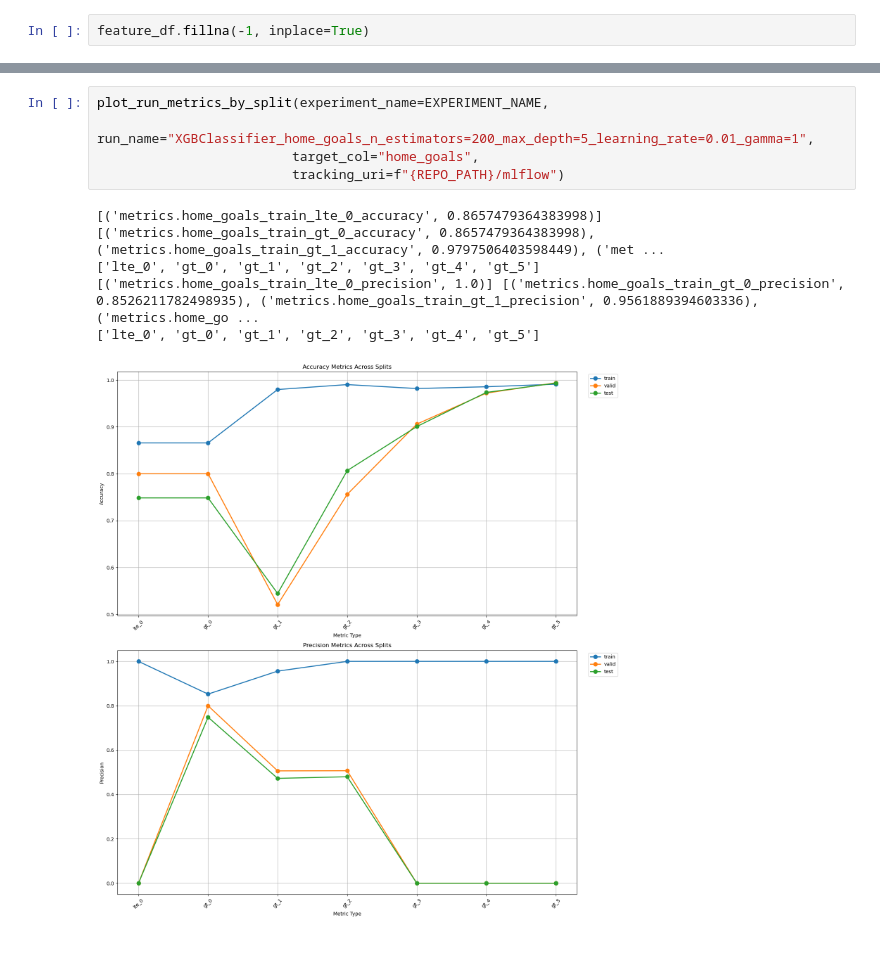
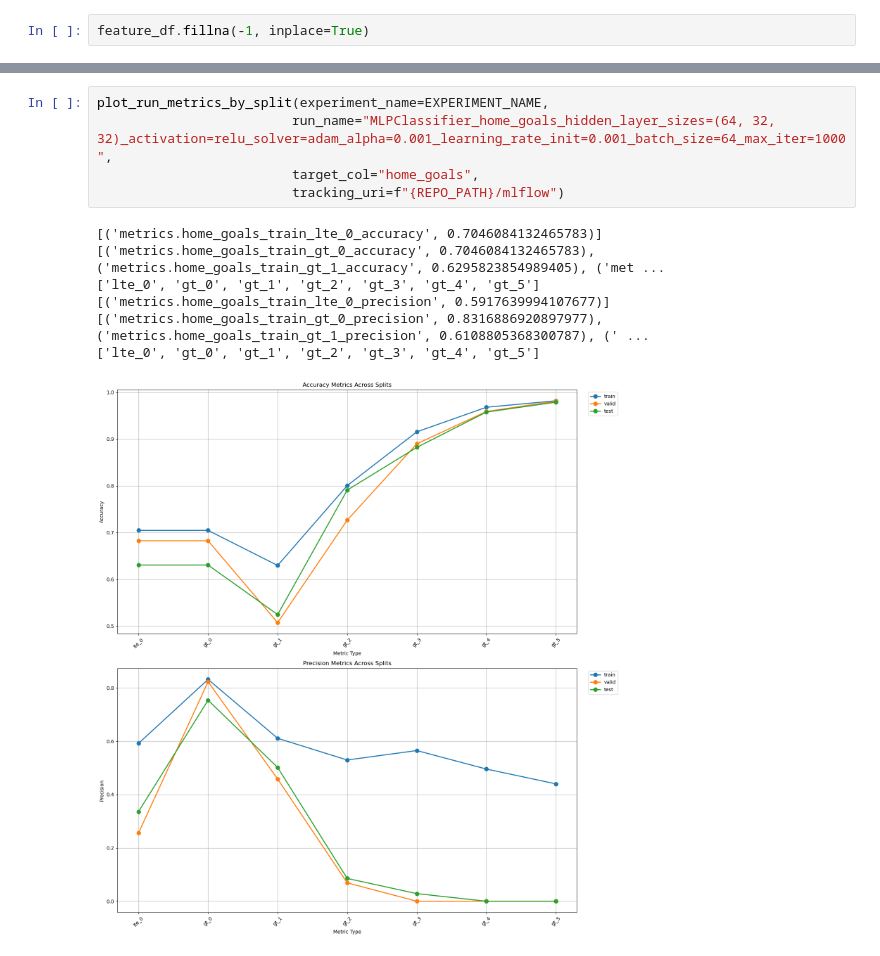
Before and after one commit to 1111111huang/betbot, a Jupyter notebook: notebooks/modeling/baseline.ipynb, the cells around one changed output, grey strips where cells are left out. Cells and saved outputs as stored; diff of their text form.

```diff
--- a/notebooks/modeling/baseline.ipynb
+++ b/notebooks/modeling/baseline.ipynb
@@ -106,11 +97,11 @@ plot_metrics_for_target_and_model(
 # %%
 plot_run_metrics_by_split(experiment_name=EXPERIMENT_NAME,
-                         run_name="XGBClassifier_home_goals_n_estimators=200_max_depth=5_learning_rate=0.01_gamma=1",
+                         run_name="MLPClassifier_home_goals_hidden_layer_sizes=(64, 32, 32)_activation=relu_solver=adam_alpha=0.001_learning_rate_init=0.001_batch_size=64_max_iter=1000",
                          target_col="home_goals",
                          tracking_uri=f"{REPO_PATH}/mlflow")
 # %% [output]
-[('metrics.home_goals_train_lte_0_accuracy', 0.8657479364383998)] [('metrics.home_goals_train_gt_0_accuracy', 0.8657479364383998), ('metrics.home_goals_train_gt_1_accuracy', 0.9797506403598449), ('met ...
+[('metrics.home_goals_train_lte_0_accuracy', 0.7046084132465783)] [('metrics.home_goals_train_gt_0_accuracy', 0.7046084132465783), ('metrics.home_goals_train_gt_1_accuracy', 0.6295823854989405), ('met ...
 ['lte_0', 'gt_0', 'gt_1', 'gt_2', 'gt_3', 'gt_4', 'gt_5']
-[('metrics.home_goals_train_lte_0_precision', 1.0)] [('metrics.home_goals_train_gt_0_precision', 0.8526211782498935), ('metrics.home_goals_train_gt_1_precision', 0.9561889394603336), ('metrics.home_go ...
+[('metrics.home_goals_train_lte_0_precision', 0.5917639994107677)] [('metrics.home_goals_train_gt_0_precision', 0.8316886920897977), ('metrics.home_goals_train_gt_1_precision', 0.6108805368300787), (' ...
 ['lte_0', 'gt_0', 'gt_1', 'gt_2', 'gt_3', 'gt_4', 'gt_5']
-[figure, old version]
+[figure, new version]
```
Also changed, not shown: parts of 3 cells of this notebook, 1 other file.
